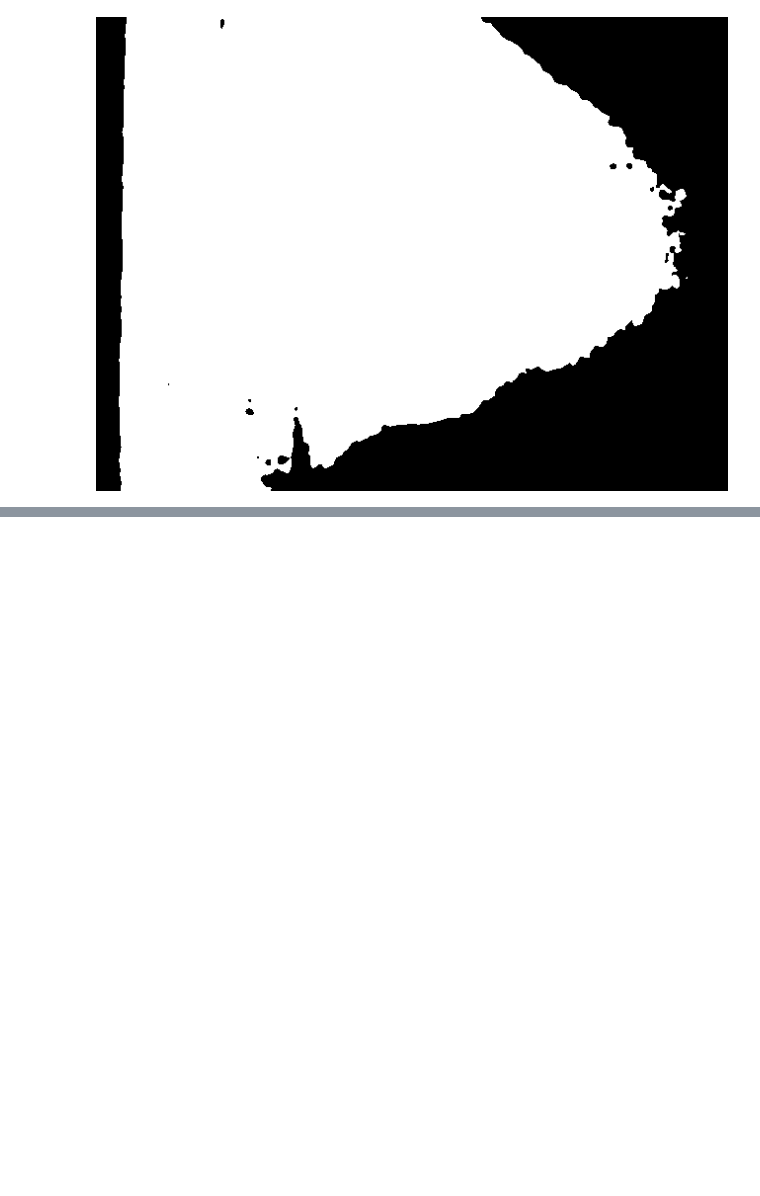
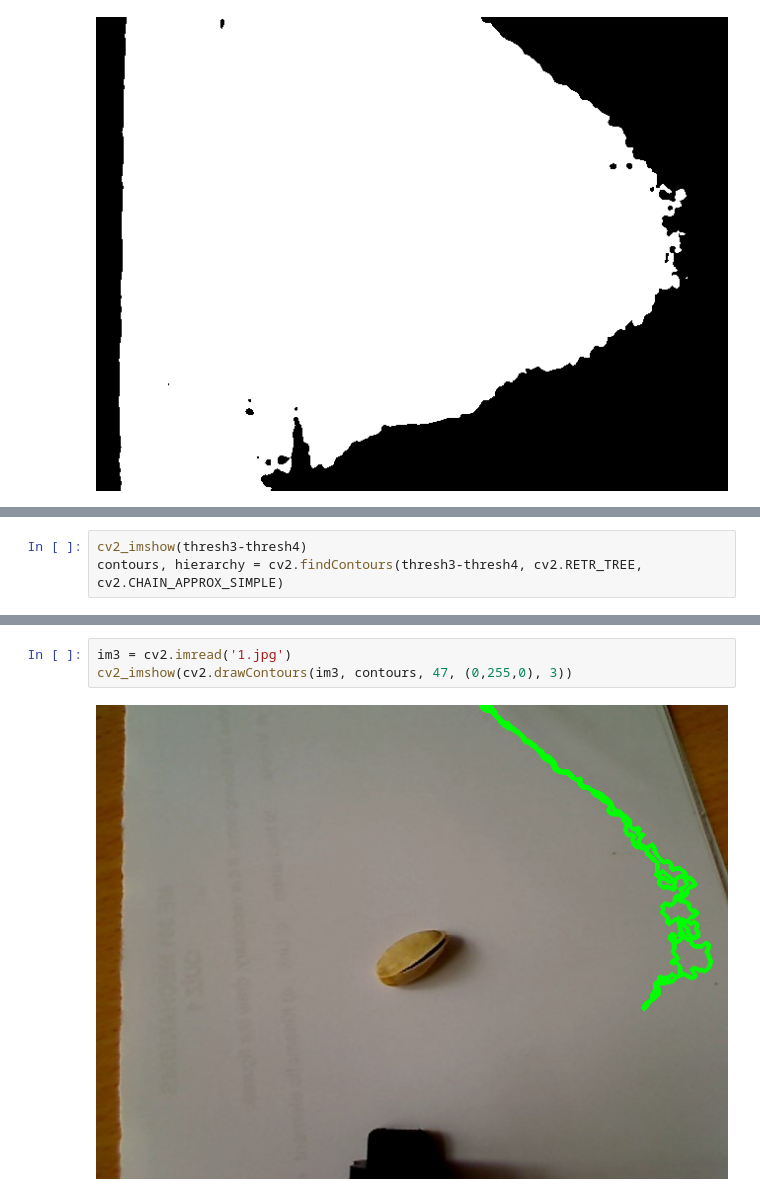
Before and after one commit to compnaion/Test, a Jupyter notebook: Find the Difference.ipynb, the cells around one changed output, grey strips where cells are left out. Drawn from its saved outputs; the diff is of its cells as text; blank space fills up the shorter version.

```diff
--- a/Find the Difference.ipynb
+++ b/Find the Difference.ipynb
@@ -45,0 +42,3 @@ cv2_imshow(thresh3-thresh4)
+# %%
+cv2_imshow(thresh3-thresh4)
+contours, hierarchy = cv2.findContours(thresh3-thresh4, cv2.RETR_TREE, cv2.CHAIN_APPROX_SIMPLE)
@@ -45,0 +72,5 @@ cv2_imshow(thresh3-thresh4)
+# %%
+im3 = cv2.imread('1.jpg')
+cv2_imshow(cv2.drawContours(im3, contours, 47, (0,255,0), 3))
+# %% [output]
+[figure, added]
```
Also changed, not shown: parts of 4 cells of this notebook.
